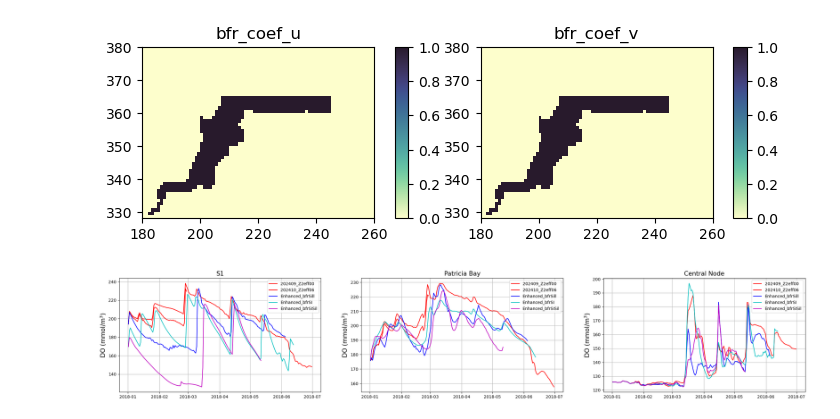
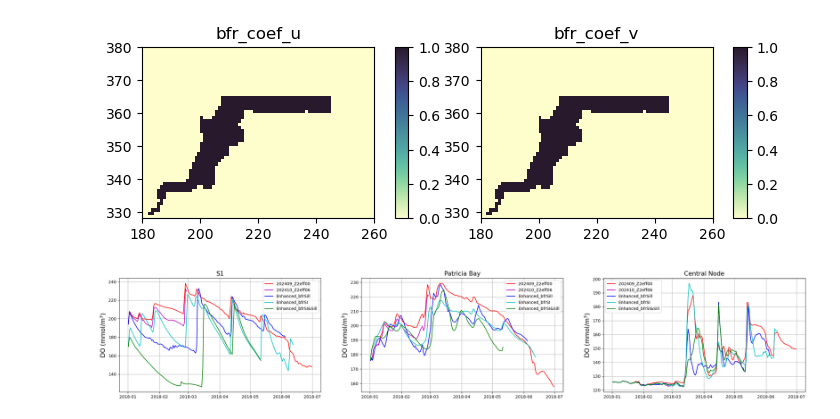
Before and after one commit to SalishSeaCast/analysis-abdoul, a Jupyter notebook: notebooks/salishsea_oxy/oxygen_analysis/IncreasingSaanichInletBottomFriction_NewJettyFile.ipynb, the cells around one changed output. Cells and saved outputs as stored; diff of their text form; code cells hidden in the pictures.

```diff
--- a/notebooks/salishsea_oxy/oxygen_analysis/IncreasingSaanichInletBottomFriction_NewJettyFile.ipynb
+++ b/notebooks/salishsea_oxy/oxygen_analysis/IncreasingSaanichInletBottomFriction_NewJettyFile.ipynb
@@ -133,7 +133,7 @@ for alpha in range(0, 5):
         labels = '202409_Z2eff00'
     elif alpha == 1:
         dir = '/ocean/atall/MOAD/Model/runs/TAWOXY/Z2eff06/PON35/'
-        colors = 'r'
+        colors = 'm'
         labels = '202410_Z2eff06'
         enddate = arrow.get(2018, 2, 27)
     elif alpha == 2:
@@ -148,8 +148,8 @@ for alpha in range(0, 5):
         enddate = arrow.get(2018, 6, 12)
     elif alpha == 4:
         dir = '/ocean/atall/MOAD/Model/runs/TAWOXY/Z2eff06/Enhanced_bfrSISil/'
-        colors = 'm'
-        labels = 'Enhanced_bfrSISil'
+        colors = 'g'
+        labels = 'Enhanced_bfrSI&Sill'
         enddate = arrow.get(2018, 5, 11)
     for j in range(0, col):
         if j==0:
@@ -159,31 +159,31 @@ for alpha in range(0, 5):
         else:
             jj, ii = (423, 266)
         first = True
         for iii, day in enumerate(arrow.Arrow.range('day', startdate, enddate)):
             year = day.year
             yr2 = day.strftime("%y")
             month = day.month
             Month = day.strftime("%b").lower()
             day = day.day
             # set up filename to follow NEMO conventions
             fchem = f'{dir}{day:02}{Month}{yr2}/SalishSea_1d_{year}{month:02}{day:02}_{year}{month:02}{day:02}_chem_T.nc'
             with xr.open_dataset(fchem) as ds_chem:
                 oxy0 = ds_chem['dissolved_oxygen'][0, mbathy[0, jj, ii]-1, jj, ii].where(tmask[0, mbathy[0, jj, ii]-1, jj, ii] == 1)
             if first:
                 first = False
                 oxy = oxy0
             else:
                 oxy = xr.concat([oxy, oxy0], dim='time_counter')
         for i in range(0, line):
             if i==0:
                 var = oxy
 
             ax[j].plot(var.time_counter, var, color=colors, label=labels)
             ax[j].legend()
             ax[j].set_ylabel(f'{ylabel[i]}',fontsize=15)
             ax[j].set_title(f'{place[j]}',fontsize=15)
 ax[0].grid()
 ax[1].grid()
 ax[2].grid()
 # %% [output]
-[figure, old version]
+[figure, new version]
```
